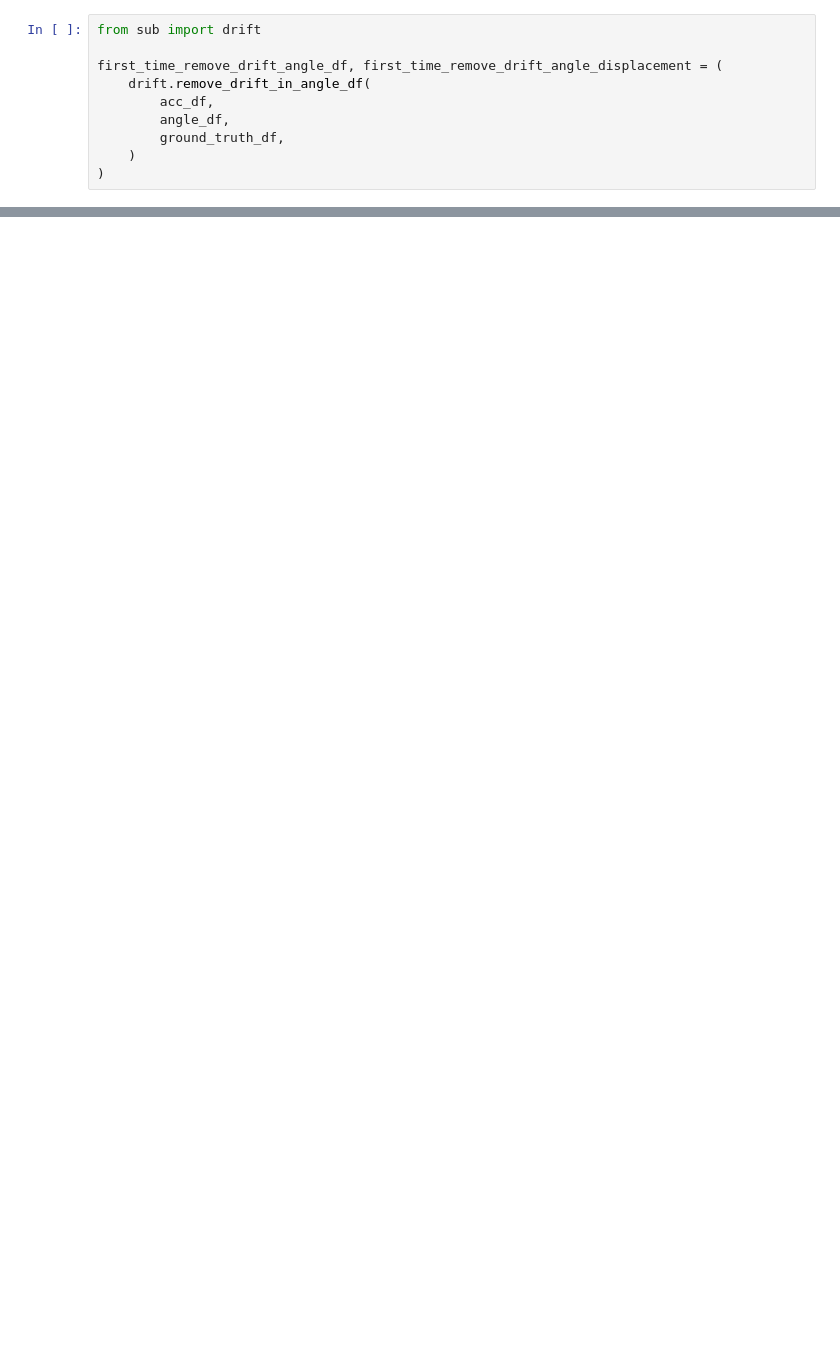
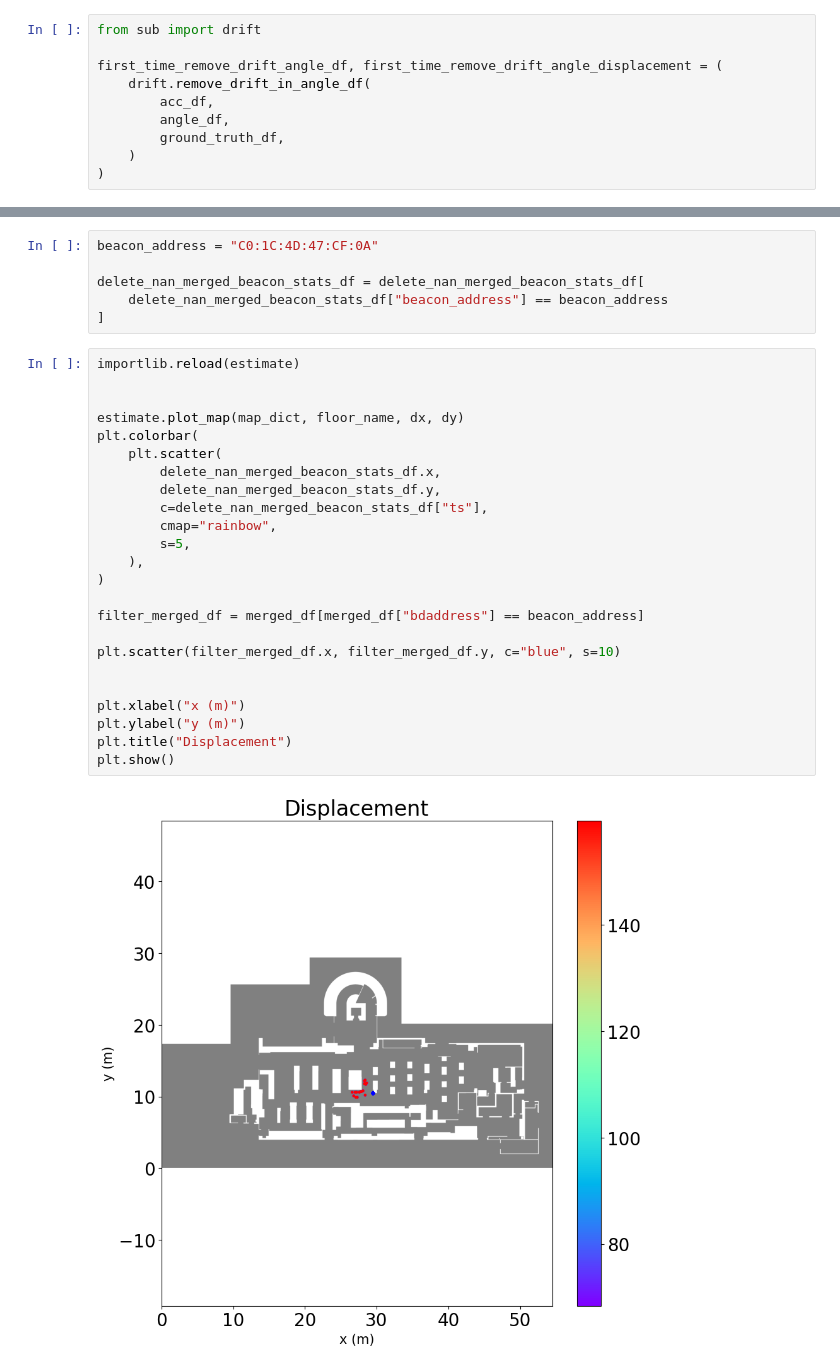
Before and after one commit to happy663/xDR-Challenge-2023-EvaalAPI-server-access, a Jupyter notebook: dataset/src/ble_analysis.ipynb, the cells around one changed output, grey strips where cells are left out. Drawn from its saved outputs; the diff is of its cells as text; blank space fills up the shorter version.

```diff
--- a/dataset/src/ble_analysis.ipynb
+++ b/dataset/src/ble_analysis.ipynb
@@ -246,0 +256,32 @@ plt.show()
+# %%
+beacon_address = "C0:1C:4D:47:CF:0A"
+
+delete_nan_merged_beacon_stats_df = delete_nan_merged_beacon_stats_df[
+    delete_nan_merged_beacon_stats_df["beacon_address"] == beacon_address
+]
+# %%
+importlib.reload(estimate)
+
+
+estimate.plot_map(map_dict, floor_name, dx, dy)
+plt.colorbar(
+    plt.scatter(
+        delete_nan_merged_beacon_stats_df.x,
+        delete_nan_merged_beacon_stats_df.y,
+        c=delete_nan_merged_beacon_stats_df["ts"],
+        cmap="rainbow",
+        s=5,
+    ),
+)
+
+filter_merged_df = merged_df[merged_df["bdaddress"] == beacon_address]
+
+plt.scatter(filter_merged_df.x, filter_merged_df.y, c="blue", s=10)
+
+
+plt.xlabel("x (m)")
+plt.ylabel("y (m)")
+plt.title("Displacement")
+plt.show()
+# %% [output]
+[figure, added]
```
Also changed, not shown: parts of 7 cells of this notebook, 9 other files.
